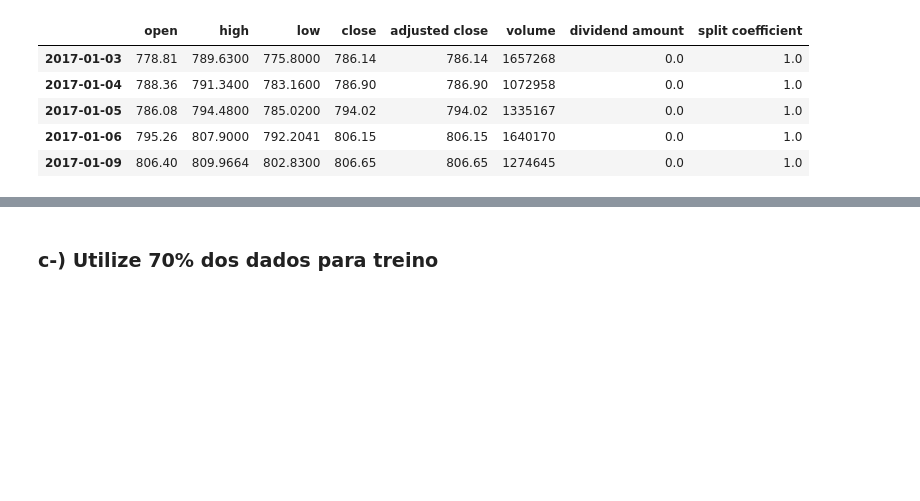
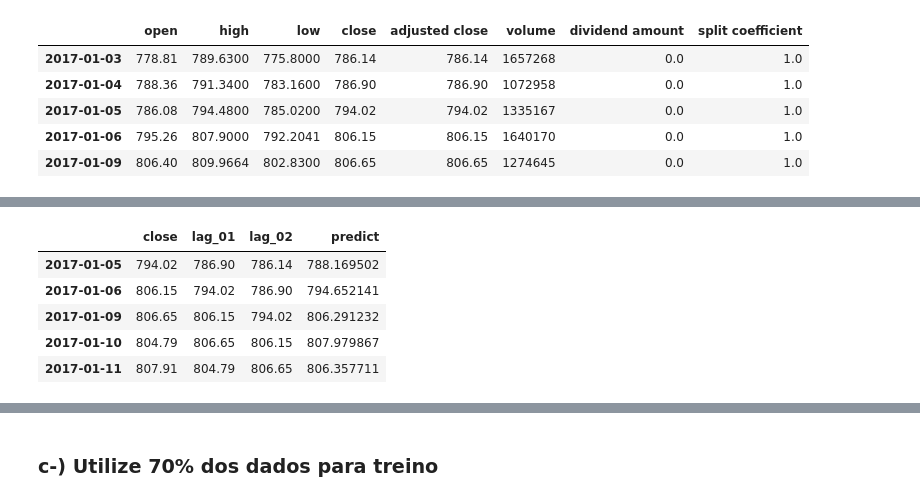
Before and after one commit to anoca-cs/FEA.DEV, a Jupyter notebook: FinQuant/Case/FinQuant Case.ipynb, the cells around one changed output, grey strips where cells are left out. Cells and saved outputs as stored; diff of their text form; code cells hidden in the pictures; blank space fills up the shorter version.

```diff
--- a/FinQuant/Case/FinQuant Case.ipynb
+++ b/FinQuant/Case/FinQuant Case.ipynb
@@ -1734,0 +1775,13 @@ fb.head()
+# %%
+# Modelo linear — Previsão
+
+google_close['predict'] = np.dot(google_close[['lag_01', 'lag_02']], lr)
+
+google_close.head()
+# %% [output]
+|  | close | lag_01 | lag_02 | predict |
+| 2017-01-05 | 794.02 | 786.90 | 786.14 | 788.169502 |
+| 2017-01-06 | 806.15 | 794.02 | 786.90 | 794.652141 |
+| 2017-01-09 | 806.65 | 806.15 | 794.02 | 806.291232 |
+| 2017-01-10 | 804.79 | 806.65 | 806.15 | 807.979867 |
+| 2017-01-11 | 807.91 | 804.79 | 806.65 | 806.357711 |
```
Also changed, not shown: parts of 12 cells of this notebook.
